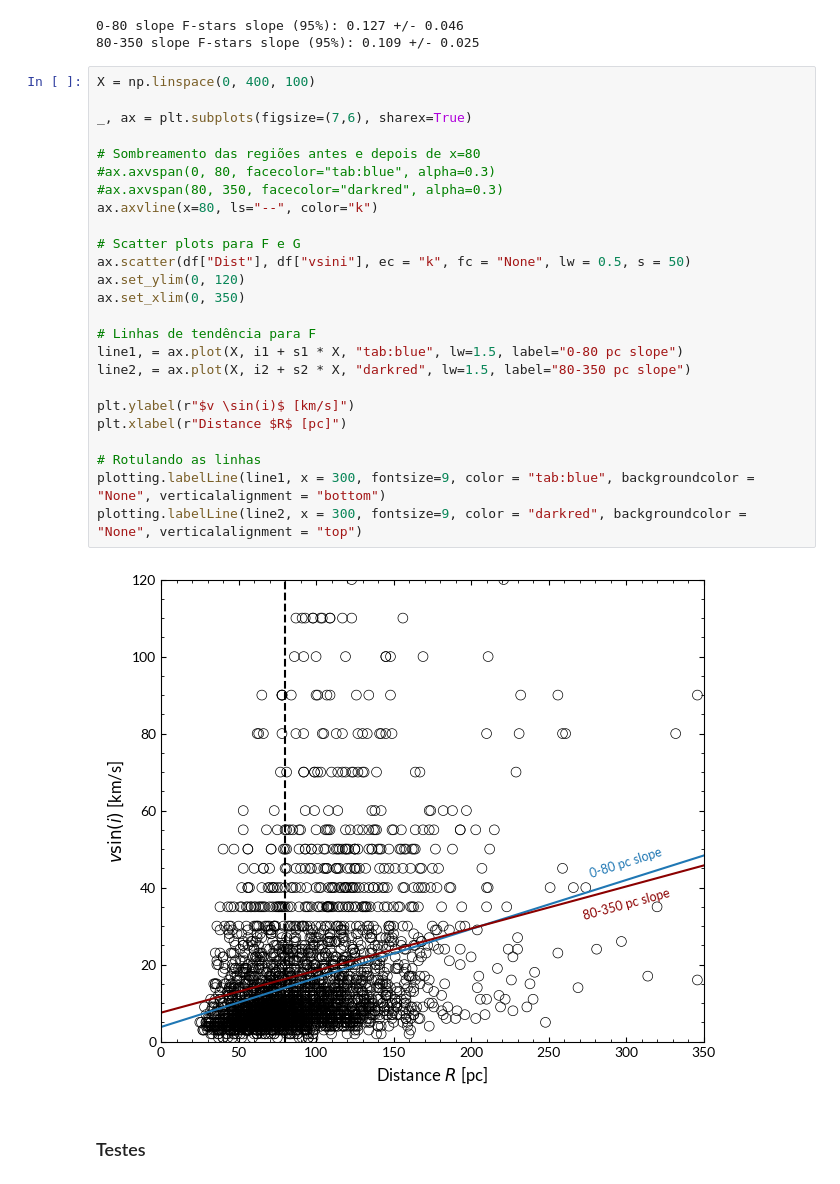
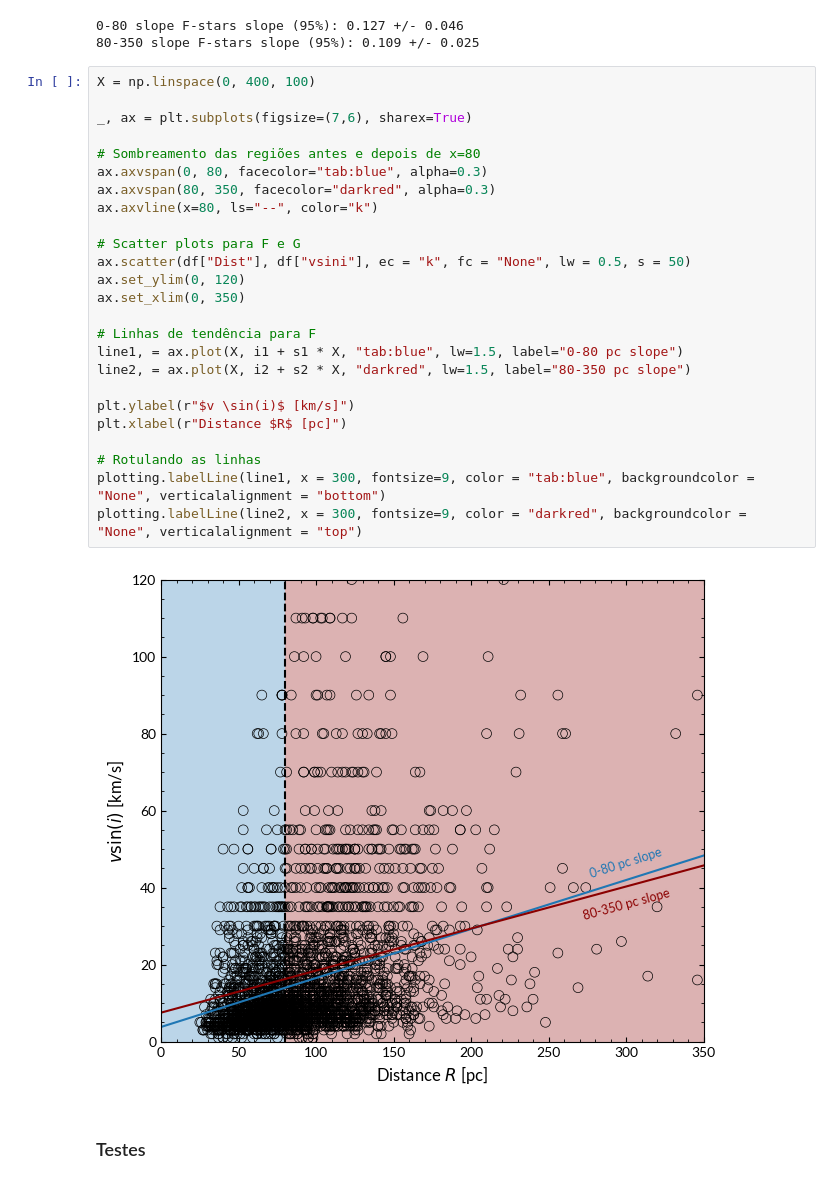
Before and after one commit to SarahBarbosa/ring-like-structure, a Jupyter notebook: docs/figures.ipynb, the cells around one changed output. Cells and saved outputs as stored; diff of their text form.

```diff
--- a/docs/figures.ipynb
+++ b/docs/figures.ipynb
@@ -120,30 +120,30 @@ print(f"80-350 slope F-stars slope (95%): {s2:.3f} +/- {e2:.3f}")
 # %%
 X = np.linspace(0, 400, 100)
 
 _, ax = plt.subplots(figsize=(7,6), sharex=True)
 
 # Sombreamento das regiões antes e depois de x=80
-#ax.axvspan(0, 80, facecolor="tab:blue", alpha=0.3)
-#ax.axvspan(80, 350, facecolor="darkred", alpha=0.3)
+ax.axvspan(0, 80, facecolor="tab:blue", alpha=0.3)
+ax.axvspan(80, 350, facecolor="darkred", alpha=0.3)
 ax.axvline(x=80, ls="--", color="k")
 
 # Scatter plots para F e G
 ax.scatter(df["Dist"], df["vsini"], ec = "k", fc = "None", lw = 0.5, s = 50)
 ax.set_ylim(0, 120)
 ax.set_xlim(0, 350)
 
 # Linhas de tendência para F
 line1, = ax.plot(X, i1 + s1 * X, "tab:blue", lw=1.5, label="0-80 pc slope")
 line2, = ax.plot(X, i2 + s2 * X, "darkred", lw=1.5, label="80-350 pc slope")
 
 plt.ylabel(r"$v \sin(i)$ [km/s]")
 plt.xlabel(r"Distance $R$ [pc]")
 
 # Rotulando as linhas
 plotting.labelLine(line1, x = 300, fontsize=9, color = "tab:blue", backgroundcolor = "None", verticalalignment = "bottom")
 plotting.labelLine(line2, x = 300, fontsize=9, color = "darkred", backgroundcolor = "None", verticalalignment = "top")
 # %% [output]
-[figure, old version]
+[figure, new version]
 # %% [markdown]
 ### Testes
 # %%
```
Also changed, not shown: parts of 10 cells of this notebook, 3 other files.
